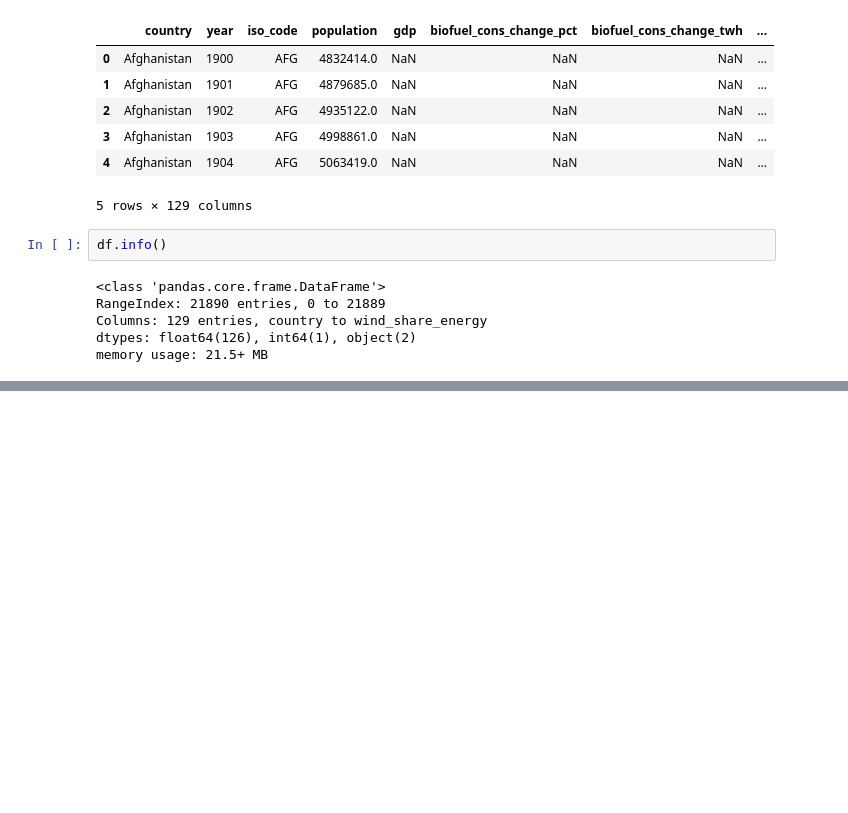
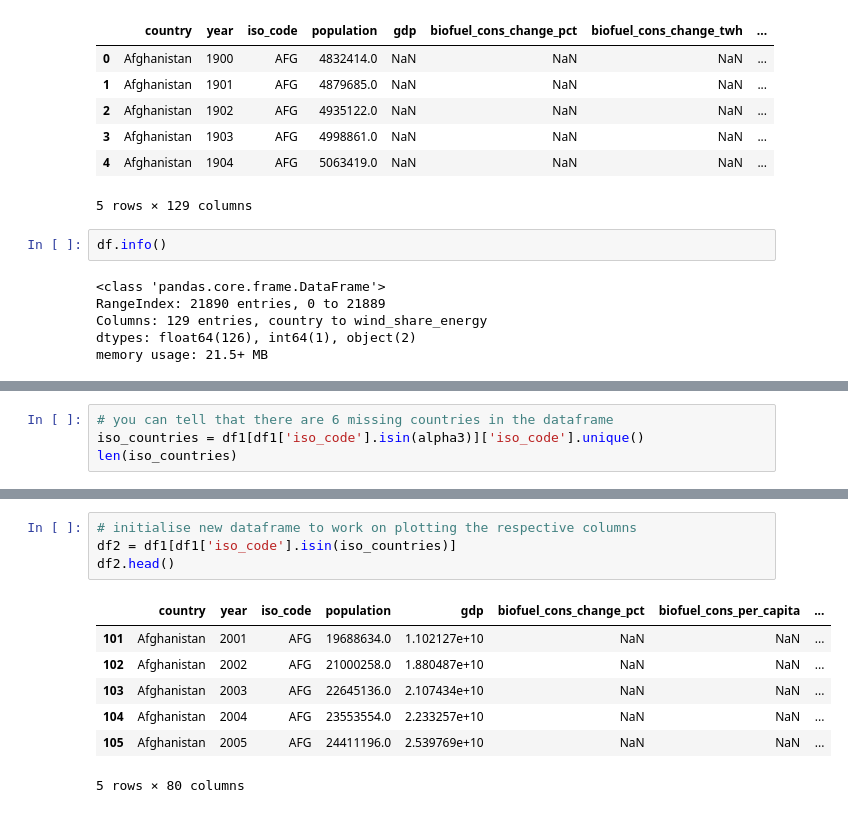
Before and after one commit to boon-keng/mini-project, a Jupyter notebook: EDA.ipynb, the cells around one changed output, grey strips where cells are left out. Cells and saved outputs as stored; diff of their text form; blank space fills up the shorter version.

```diff
--- a/EDA.ipynb
+++ b/EDA.ipynb
@@ -41,0 +101,4 @@ len(countries)
+# %%
+# you can tell that there are 6 missing countries in the dataframe
+iso_countries = df1[df1['iso_code'].isin(alpha3)]['iso_code'].unique()
+len(iso_countries)
@@ -54,3 +119,15 @@ mis_countries
 | 114 | MCO |
 | 132 | PLW |
 | 148 | SMR |
+# %%
+# initialise new dataframe to work on plotting the respective columns
+df2 = df1[df1['iso_code'].isin(iso_countries)]
+df2.head()
+# %% [output]
+|  | country | year | iso_code | population | gdp | biofuel_cons_change_pct | biofuel_cons_per_capita | ... |
+| 101 | Afghanistan | 2001 | AFG | 19688634.0 | 1.102127e+10 | NaN | NaN | ... |
+| 102 | Afghanistan | 2002 | AFG | 21000258.0 | 1.880487e+10 | NaN | NaN | ... |
+| 103 | Afghanistan | 2003 | AFG | 22645136.0 | 2.107434e+10 | NaN | NaN | ... |
+| 104 | Afghanistan | 2004 | AFG | 23553554.0 | 2.233257e+10 | NaN | NaN | ... |
+| 105 | Afghanistan | 2005 | AFG | 24411196.0 | 2.539769e+10 | NaN | NaN | ... |
+5 rows × 80 columns
```
Also changed, not shown: parts of 21 cells of this notebook, 1 other file.
